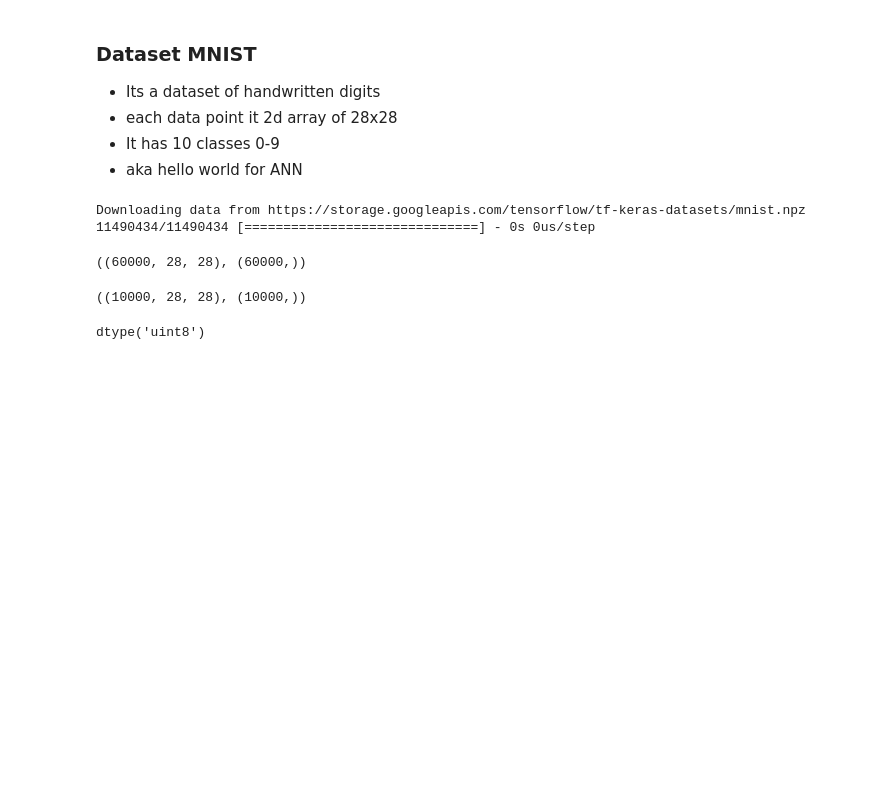
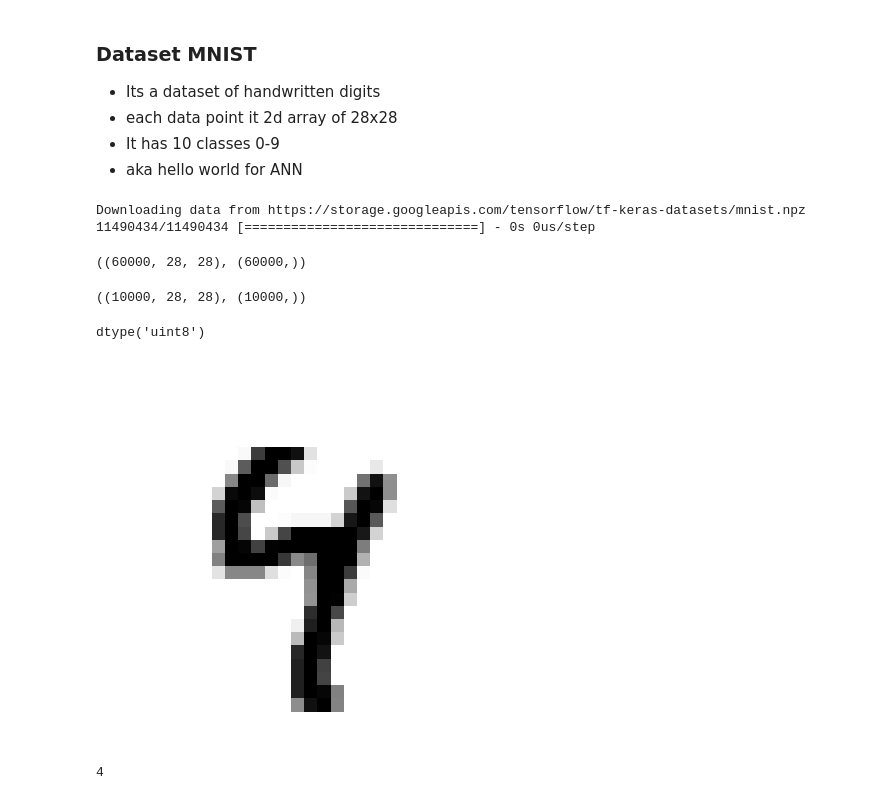
Before and after one commit to nani2357/ANN_Multilayer_notes-implementation, a Jupyter notebook: ANN implementation using tf.keras.ipynb, the cells around one changed output. Saved outputs shown, nothing was run; the diff lists cells and outputs as text; code cells hidden in the pictures; blank space fills up the shorter version.

```diff
--- a/ANN implementation using tf.keras.ipynb
+++ b/ANN implementation using tf.keras.ipynb
@@ -48,3 +51,16 @@ X_test.shape, y_test.shape
 X_train_full.dtype
 # %% [output]
 dtype('uint8')
+# %%
+X_valid, X_train = X_train_full[:5000]/255, X_train_full[5000:]/255
+y_valid, y_train = y_train_full[:5000], y_train_full[5000:]
+
+X_test = X_test/255
+# %%
+plt.imshow(X_train[2], cmap='binary')
+plt.axis("off")
+plt.show()
+y_train[2]
+# %% [output]
+[figure, added]
+4
```
Also changed, not shown: parts of 28 cells of this notebook, 2 other files.
